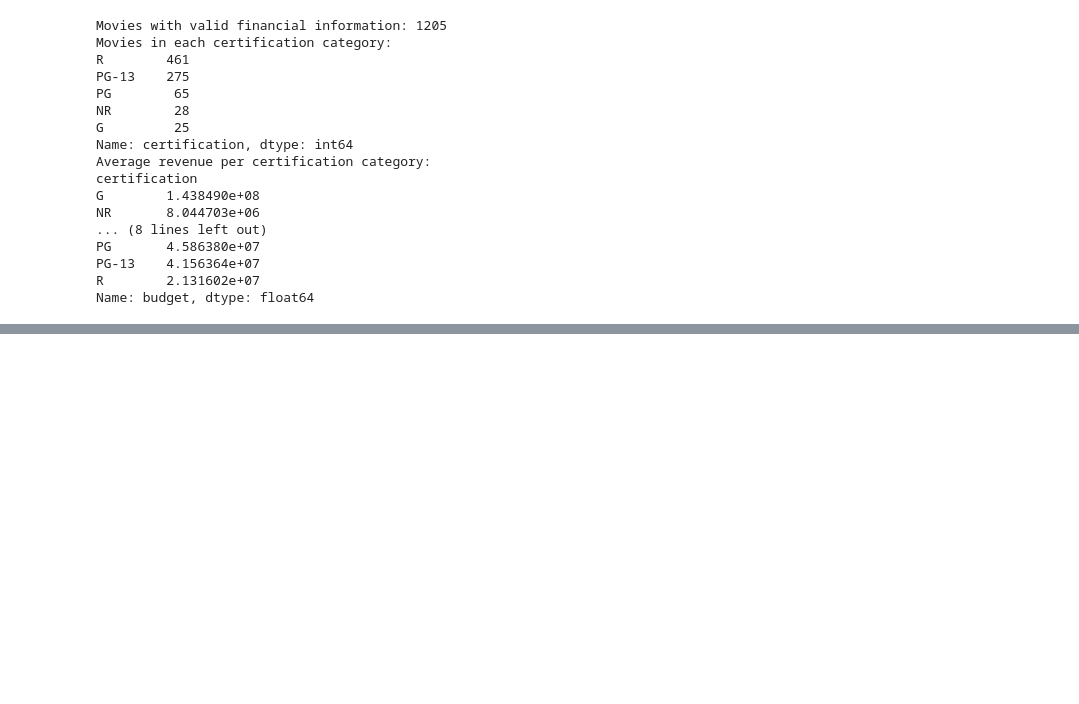
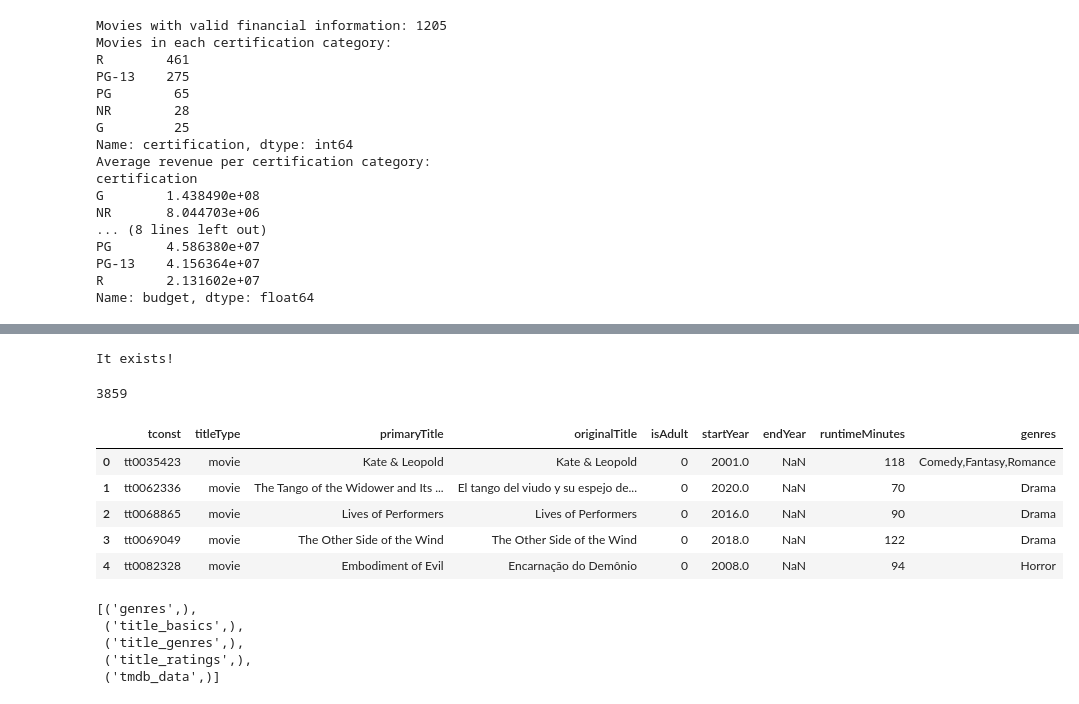
Before and after one commit to jrohn34/Project3, a Jupyter notebook: Project3.ipynb, the cells around one changed output, grey strips where cells are left out. Drawn from its saved outputs; the diff is of its cells as text; code cells hidden in the pictures; blank space fills up the shorter version.

Commit message:
Project3

```diff
--- a/Project3.ipynb
+++ b/Project3.ipynb
@@ -339,0 +355,8 @@ Name: budget, dtype: float64
+# %%
+if database_exists(connection):
+    print('It exists!')
+else:
+    create_database(connection)
+    print('Database created!')
+# %% [output]
+It exists!
@@ -339,0 +365,18 @@ Name: budget, dtype: float64
+# %%
+title_basics = pd.read_csv("/Users/JoshuaRohn/Documents/GitHub/Project3/Data/filtered_basics.csv.gz")
+title_ratings = pd.read_csv("/Users/JoshuaRohn/Documents/GitHub/Project3/Data/filtered_ratings.csv.gz")
+tmdb_data = pd.read_csv("/Users/JoshuaRohn/Documents/GitHub/Project3/Data/final_tmdb_data_2001.csv")
+# %%
+title_ratings.to_sql('title_ratings', engine, if_exists='replace', index=False)
+tmdb_data.to_sql('tmdb_data', engine, if_exists='replace', index=False)
+# %% [output]
+3859
+# %%
+title_basics.head()
+# %% [output]
+|  | tconst | titleType | primaryTitle | originalTitle | isAdult | startYear | endYear | runtimeMinutes | genres |
+| 0 | tt0035423 | movie | Kate & Leopold | Kate & Leopold | 0 | 2001.0 | NaN | 118 | Comedy,Fantasy,Romance |
+| 1 | tt0062336 | movie | The Tango of the Widower and Its ... | El tango del viudo y su espejo de... | 0 | 2020.0 | NaN | 70 | Drama |
+| 2 | tt0068865 | movie | Lives of Performers | Lives of Performers | 0 | 2016.0 | NaN | 90 | Drama |
+| 3 | tt0069049 | movie | The Other Side of the Wind | The Other Side of the Wind | 0 | 2018.0 | NaN | 122 | Drama |
+| 4 | tt0082328 | movie | Embodiment of Evil | Encarnação do Demônio | 0 | 2008.0 | NaN | 94 | Horror |
@@ -339,0 +399,10 @@ Name: budget, dtype: float64
+# %%
+with engine.connect() as conn:
+    tables = conn.execute('SHOW TABLES;').fetchall()
+tables
+# %% [output]
+[('genres',),
+ ('title_basics',),
+ ('title_genres',),
+ ('title_ratings',),
+ ('tmdb_data',)]
```
Also changed, not shown: parts of 8 cells of this notebook, 3 other files.
